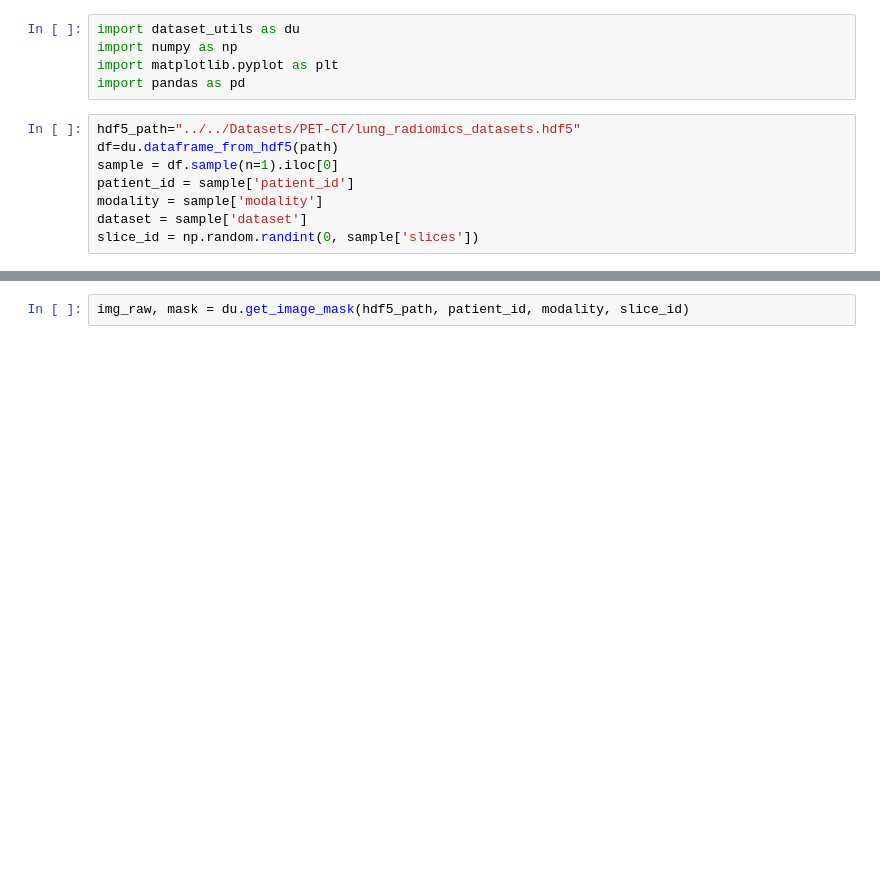
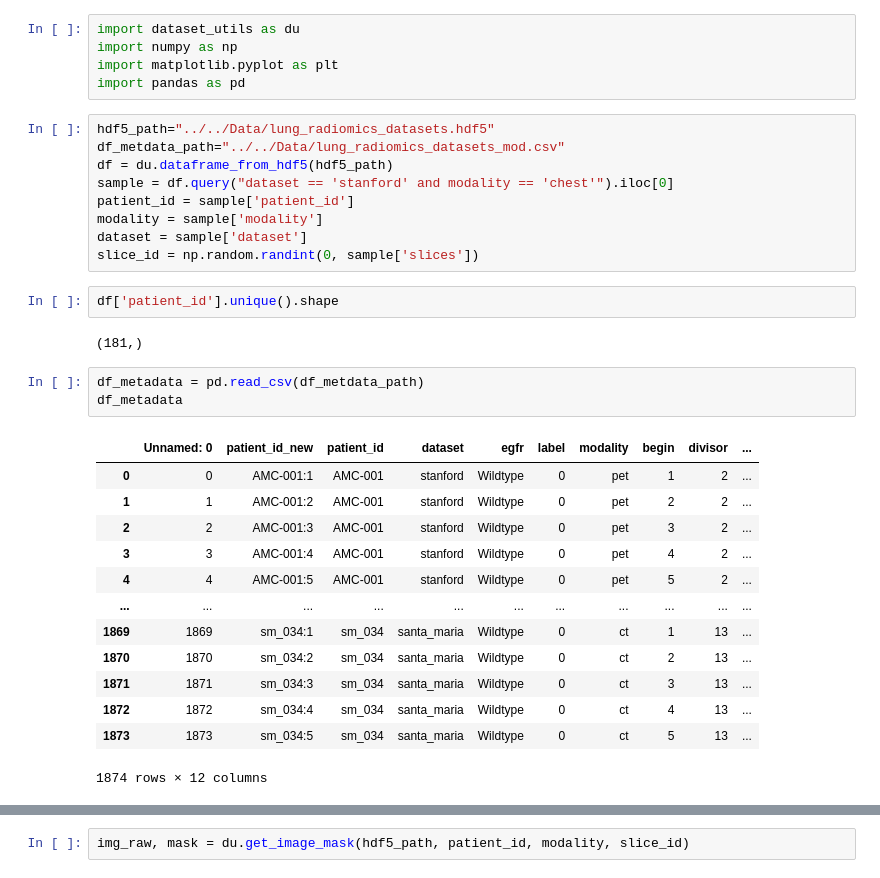
Before and after one commit to Macaya25/ViT-Radiomics, a Jupyter notebook: src/test.ipynb, the cells around one changed output, grey strips where cells are left out. Saved outputs shown, nothing was run; the diff lists cells and outputs as text; blank space fills up the shorter version.

```diff
--- a/src/test.ipynb
+++ b/src/test.ipynb
@@ -4,10 +4,32 @@ import numpy as np
 import matplotlib.pyplot as plt
 import pandas as pd
 # %%
-hdf5_path="../../Datasets/PET-CT/lung_radiomics_datasets.hdf5"
-df=du.dataframe_from_hdf5(path)
-sample = df.sample(n=1).iloc[0]
+hdf5_path="../../Data/lung_radiomics_datasets.hdf5"
+df_metdata_path="../../Data/lung_radiomics_datasets_mod.csv"
+df = du.dataframe_from_hdf5(hdf5_path)
+sample = df.query("dataset == 'stanford' and modality == 'chest'").iloc[0]
 patient_id = sample['patient_id']
 modality = sample['modality']
 dataset = sample['dataset']
 slice_id = np.random.randint(0, sample['slices'])
+# %%
+df['patient_id'].unique().shape
+# %% [output]
+(181,)
+# %%
+df_metadata = pd.read_csv(df_metdata_path)
+df_metadata
+# %% [output]
+|  | Unnamed: 0 | patient_id_new | patient_id | dataset | egfr | label | modality | begin | divisor | ... |
+| 0 | 0 | AMC-001:1 | AMC-001 | stanford | Wildtype | 0 | pet | 1 | 2 | ... |
+| 1 | 1 | AMC-001:2 | AMC-001 | stanford | Wildtype | 0 | pet | 2 | 2 | ... |
+| 2 | 2 | AMC-001:3 | AMC-001 | stanford | Wildtype | 0 | pet | 3 | 2 | ... |
+| 3 | 3 | AMC-001:4 | AMC-001 | stanford | Wildtype | 0 | pet | 4 | 2 | ... |
+| 4 | 4 | AMC-001:5 | AMC-001 | stanford | Wildtype | 0 | pet | 5 | 2 | ... |
+| ... | ... | ... | ... | ... | ... | ... | ... | ... | ... | ... |
+| 1869 | 1869 | sm_034:1 | sm_034 | santa_maria | Wildtype | 0 | ct | 1 | 13 | ... |
+| 1870 | 1870 | sm_034:2 | sm_034 | santa_maria | Wildtype | 0 | ct | 2 | 13 | ... |
+| 1871 | 1871 | sm_034:3 | sm_034 | santa_maria | Wildtype | 0 | ct | 3 | 13 | ... |
+| 1872 | 1872 | sm_034:4 | sm_034 | santa_maria | Wildtype | 0 | ct | 4 | 13 | ... |
+| 1873 | 1873 | sm_034:5 | sm_034 | santa_maria | Wildtype | 0 | ct | 5 | 13 | ... |
+1874 rows × 12 columns
```
Also changed, not shown: parts of 3 cells of this notebook, 7 other files.
